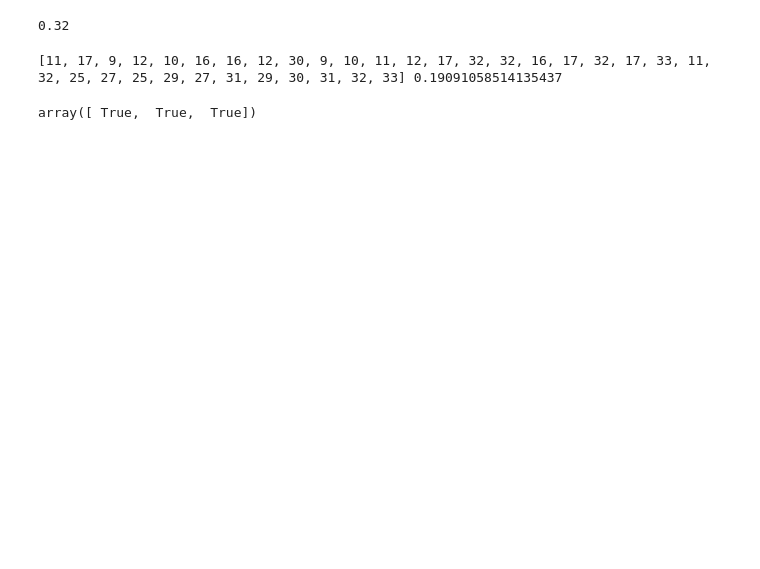
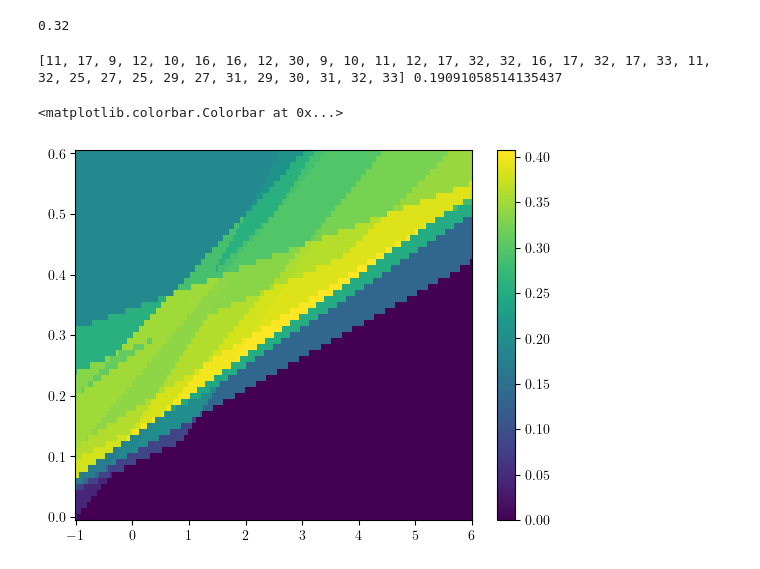
Before and after one commit to ArneWolf/Bd_confidence_communities, a Jupyter notebook: Main.ipynb, the cells around one changed output. Drawn from its saved outputs; the diff is of its cells as text; code cells hidden in the pictures; blank space fills up the shorter version.

```diff
--- a/Main.ipynb
+++ b/Main.ipynb
@@ -9,6 +9,14 @@
 import networkx as nx
 import numpy as np
 import scipy
+import matplotlib
+#matplotlib.use("pgf")
+matplotlib.rcParams.update({
+    "pgf.texsystem": "pdflatex",
+    'font.family': 'serif',
+    'text.usetex': True,
+    'pgf.rcfonts': False,
+})
 import matplotlib.cm as cm
 import matplotlib.pyplot as plt
 import csv
@@ -732,8 +740,8 @@ def deterministic(p,q,G):
     return out
 # %%
 G=nx.karate_club_graph()
-data=deterministic(0,0,G)
-for p in range(100):
-    for q in range(100):
-        data=np.vstack([data,deterministic(0.01*p,0.01*q,G)])
-data[np.argmax(data[:,2])]
+datamod=np.zeros([61,351])
+datanum=np.zeros([61,351])
+for p in range(61):
+    for q in range(351):
+        datamod[p,q],datanum[p,q]=deterministic(0.01*p,0.02*q-1,G)
@@ -777,7 +772,10 @@ for l in G.nodes():
 print(cluster, modularity(cluster,G))
 # %% [output]
 [11, 17, 9, 12, 10, 16, 16, 12, 30, 9, 10, 11, 12, 17, 32, 32, 16, 17, 32, 17, 33, 11, 32, 25, 27, 25, 29, 27, 31, 29, 30, 31, 32, 33] 0.19091058514135437
-# %%
-np.array([1,2,3])==np.array([1,2,3])
-# %% [output]
-array([ True,  True,  True])
+# %%
+x,y=np.meshgrid(np.arange(-1,6.02,0.02),np.arange(0,0.61,0.01))
+plt.pcolormesh(x,y,datamod)
+plt.colorbar()
+# %% [output]
+<matplotlib.colorbar.Colorbar at 0x...>
+[figure, added]
```
Also changed, not shown: parts of 6 cells of this notebook.
